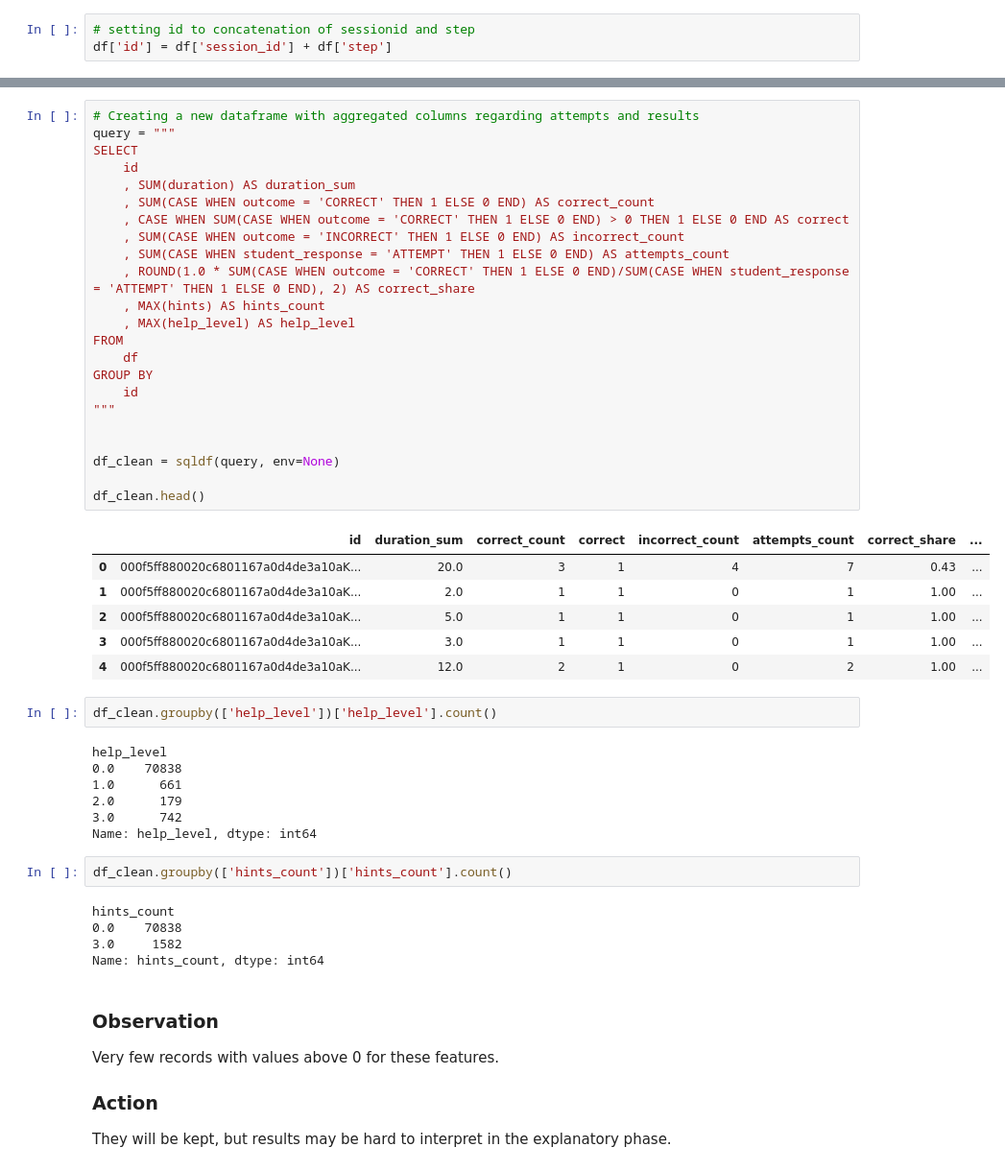
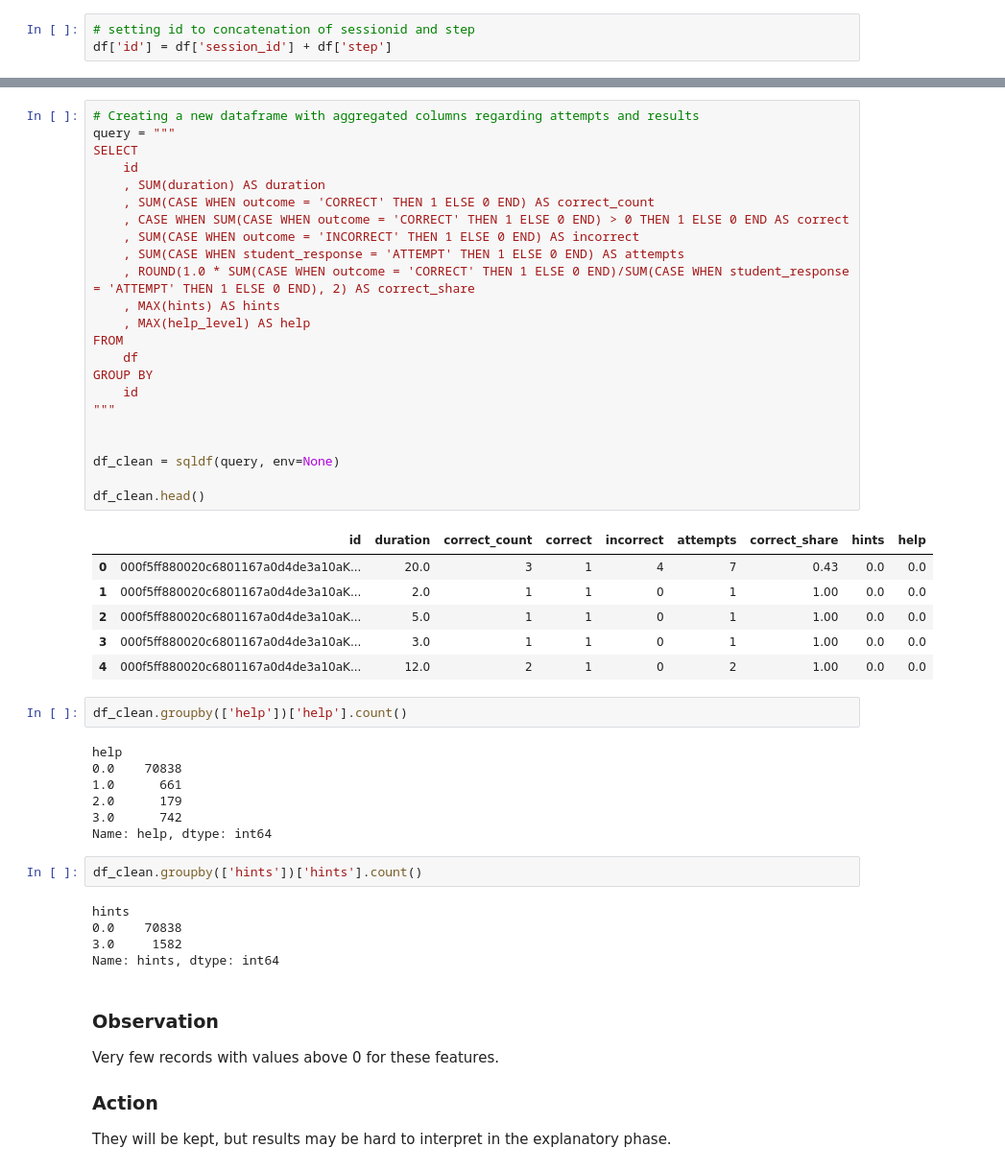
Before and after one commit to Morotskungen/datascience_blogpost, a Jupyter notebook: Project_blogpost_250426.ipynb, the cells around one changed output, grey strips where cells are left out. Shown: that part at 96% size. Drawn from its saved outputs; the diff is of its cells as text.

```diff
--- a/Project_blogpost_250426.ipynb
+++ b/Project_blogpost_250426.ipynb
@@ -233,49 +242,49 @@ memory usage: 68.2+ MB
 # %%
 # Creating a new dataframe with aggregated columns regarding attempts and results
 query = """
 SELECT
     id
-    , SUM(duration) AS duration_sum
+    , SUM(duration) AS duration
     , SUM(CASE WHEN outcome = 'CORRECT' THEN 1 ELSE 0 END) AS correct_count
     , CASE WHEN SUM(CASE WHEN outcome = 'CORRECT' THEN 1 ELSE 0 END) > 0 THEN 1 ELSE 0 END AS correct
-    , SUM(CASE WHEN outcome = 'INCORRECT' THEN 1 ELSE 0 END) AS incorrect_count
-    , SUM(CASE WHEN student_response = 'ATTEMPT' THEN 1 ELSE 0 END) AS attempts_count
+    , SUM(CASE WHEN outcome = 'INCORRECT' THEN 1 ELSE 0 END) AS incorrect
+    , SUM(CASE WHEN student_response = 'ATTEMPT' THEN 1 ELSE 0 END) AS attempts
     , ROUND(1.0 * SUM(CASE WHEN outcome = 'CORRECT' THEN 1 ELSE 0 END)/SUM(CASE WHEN student_response = 'ATTEMPT' THEN 1 ELSE 0 END), 2) AS correct_share
-    , MAX(hints) AS hints_count
-    , MAX(help_level) AS help_level
+    , MAX(hints) AS hints
+    , MAX(help_level) AS help
 FROM
     df
 GROUP BY
     id
 """
 
 
 df_clean = sqldf(query, env=None)
 
 df_clean.head()
 # %% [output]
-|  | id | duration_sum | correct_count | correct | incorrect_count | attempts_count | correct_share | ... |
-| 0 | 000f5ff880020c6801167a0d4de3a10aK... | 20.0 | 3 | 1 | 4 | 7 | 0.43 | ... |
-| 1 | 000f5ff880020c6801167a0d4de3a10aK... | 2.0 | 1 | 1 | 0 | 1 | 1.00 | ... |
-| 2 | 000f5ff880020c6801167a0d4de3a10aK... | 5.0 | 1 | 1 | 0 | 1 | 1.00 | ... |
-| 3 | 000f5ff880020c6801167a0d4de3a10aK... | 3.0 | 1 | 1 | 0 | 1 | 1.00 | ... |
-| 4 | 000f5ff880020c6801167a0d4de3a10aK... | 12.0 | 2 | 1 | 0 | 2 | 1.00 | ... |
+|  | id | duration | correct_count | correct | incorrect | attempts | correct_share | hints | help |
+| 0 | 000f5ff880020c6801167a0d4de3a10aK... | 20.0 | 3 | 1 | 4 | 7 | 0.43 | 0.0 | 0.0 |
+| 1 | 000f5ff880020c6801167a0d4de3a10aK... | 2.0 | 1 | 1 | 0 | 1 | 1.00 | 0.0 | 0.0 |
+| 2 | 000f5ff880020c6801167a0d4de3a10aK... | 5.0 | 1 | 1 | 0 | 1 | 1.00 | 0.0 | 0.0 |
+| 3 | 000f5ff880020c6801167a0d4de3a10aK... | 3.0 | 1 | 1 | 0 | 1 | 1.00 | 0.0 | 0.0 |
+| 4 | 000f5ff880020c6801167a0d4de3a10aK... | 12.0 | 2 | 1 | 0 | 2 | 1.00 | 0.0 | 0.0 |
 # %%
-df_clean.groupby(['help_level'])['help_level'].count()
+df_clean.groupby(['help'])['help'].count()
 # %% [output]
-help_level
+help
 0.0    70838
 1.0      661
 2.0      179
 3.0      742
-Name: help_level, dtype: int64
+Name: help, dtype: int64
 # %%
-df_clean.groupby(['hints_count'])['hints_count'].count()
+df_clean.groupby(['hints'])['hints'].count()
 # %% [output]
-hints_count
+hints
 0.0    70838
 3.0     1582
-Name: hints_count, dtype: int64
+Name: hints, dtype: int64
 # %% [markdown]
 ### Observation
 Very few records with values above 0 for these features.
```
Also changed, not shown: parts of 18 cells of this notebook, 14 other files.
